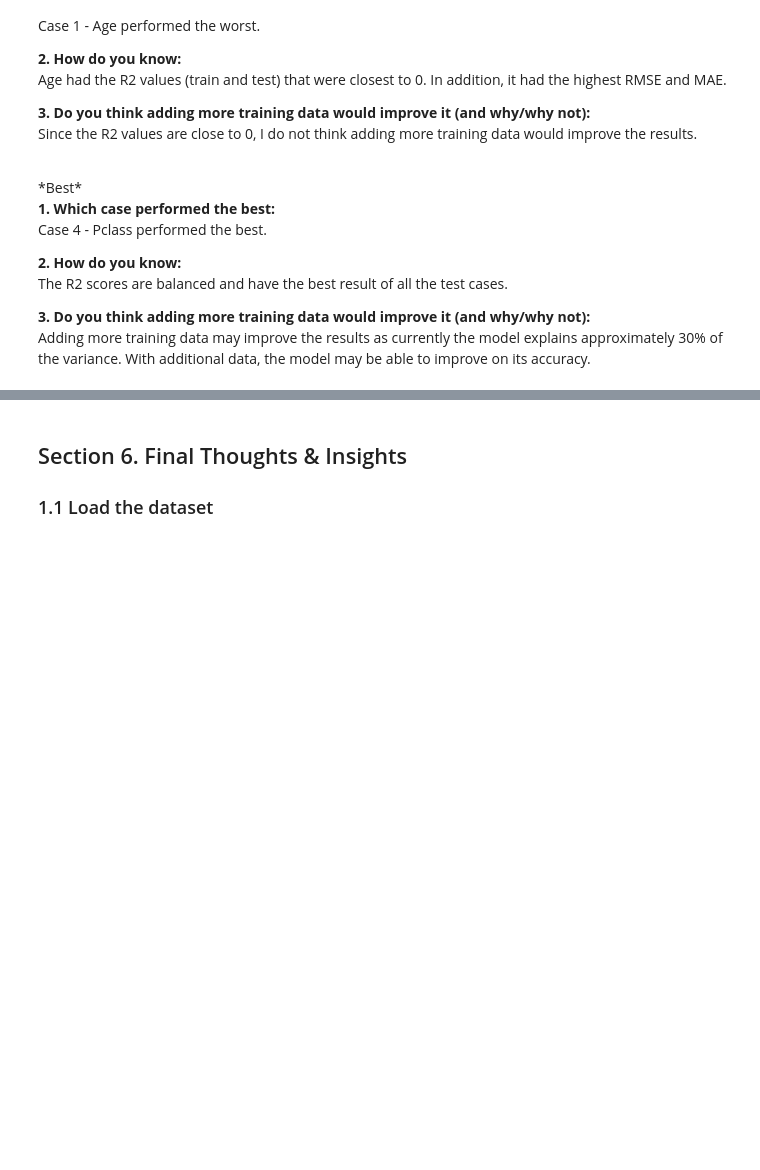
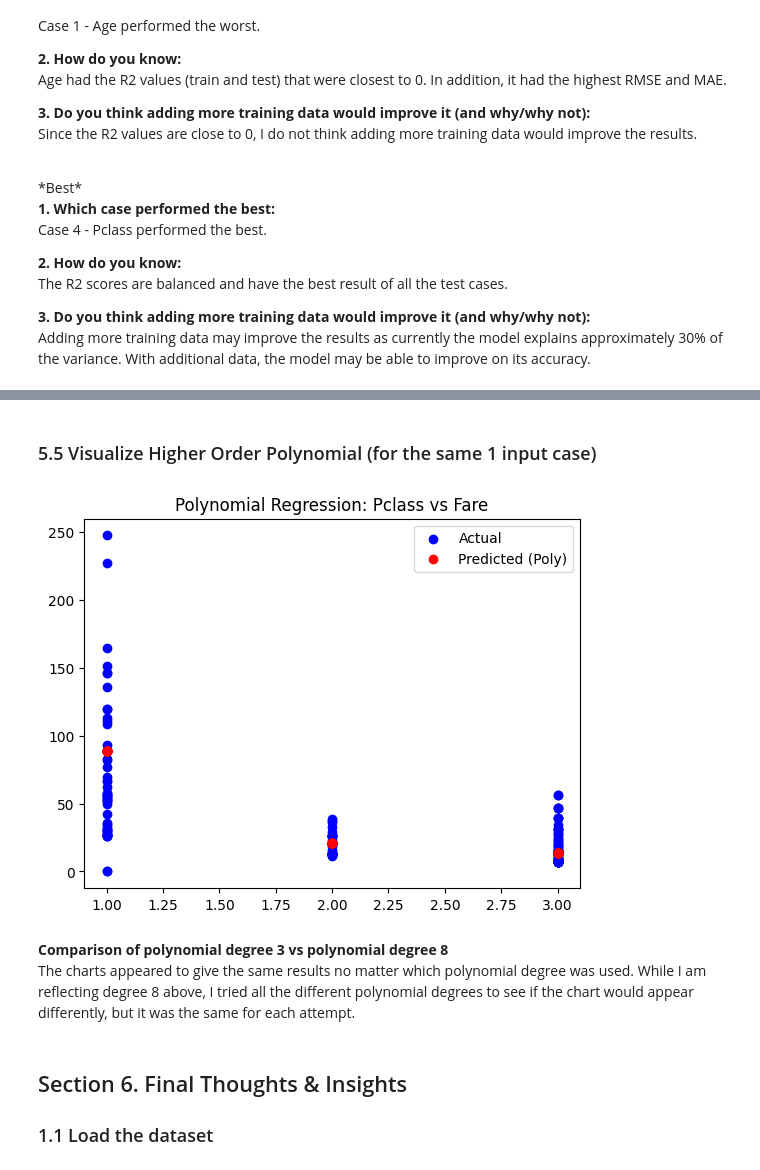
Before and after one commit to sapapesh/applied-ml-showard, a Jupyter notebook: lab04/ml04_sahoward.ipynb, the cells around one changed output, grey strips where cells are left out. Drawn from its saved outputs; the diff is of its cells as text; code cells hidden in the pictures; blank space fills up the shorter version.

```diff
--- a/lab04/ml04_sahoward.ipynb
+++ b/lab04/ml04_sahoward.ipynb
@@ -254,3 +302,26 @@ Adding more training data may improve the results as currently the model explain
+# %% [markdown]
+### 5.5 Visualize Higher Order Polynomial (for the same 1 input case)
+# %%
+# Set up the poly inputs for a degree of 8
+poly = PolynomialFeatures(degree=8)
+X_train_poly = poly.fit_transform(X4_train)
+X_test_poly = poly.transform(X4_test)
+
+# Use the poly inputs in the LR model
+poly_model = LinearRegression()
+poly_model.fit(X_train_poly, y4_train)
+y_pred_poly = poly_model.predict(X_test_poly)
+
+plt.scatter(X4_test, y4_test, color='blue', label='Actual')
+plt.scatter(X4_test, y_pred_poly, color='red', label='Predicted (Poly)')
+plt.legend()
+plt.title("Polynomial Regression: Pclass vs Fare")
+plt.show()
+# %% [output]
+[figure, added]
+# %% [markdown]
+**Comparison of polynomial degree 3 vs polynomial degree 8**<br>
+The charts appeared to give the same results no matter which polynomial degree was used.  While I am reflecting degree 8 above, I tried all the different polynomial degrees to see if the chart would appear differently, but it was the same for each attempt.
 # %% [markdown]
 ## Section 6. Final Thoughts & Insights
 
```
Also changed, not shown: parts of 9 cells of this notebook, 1 other file.
